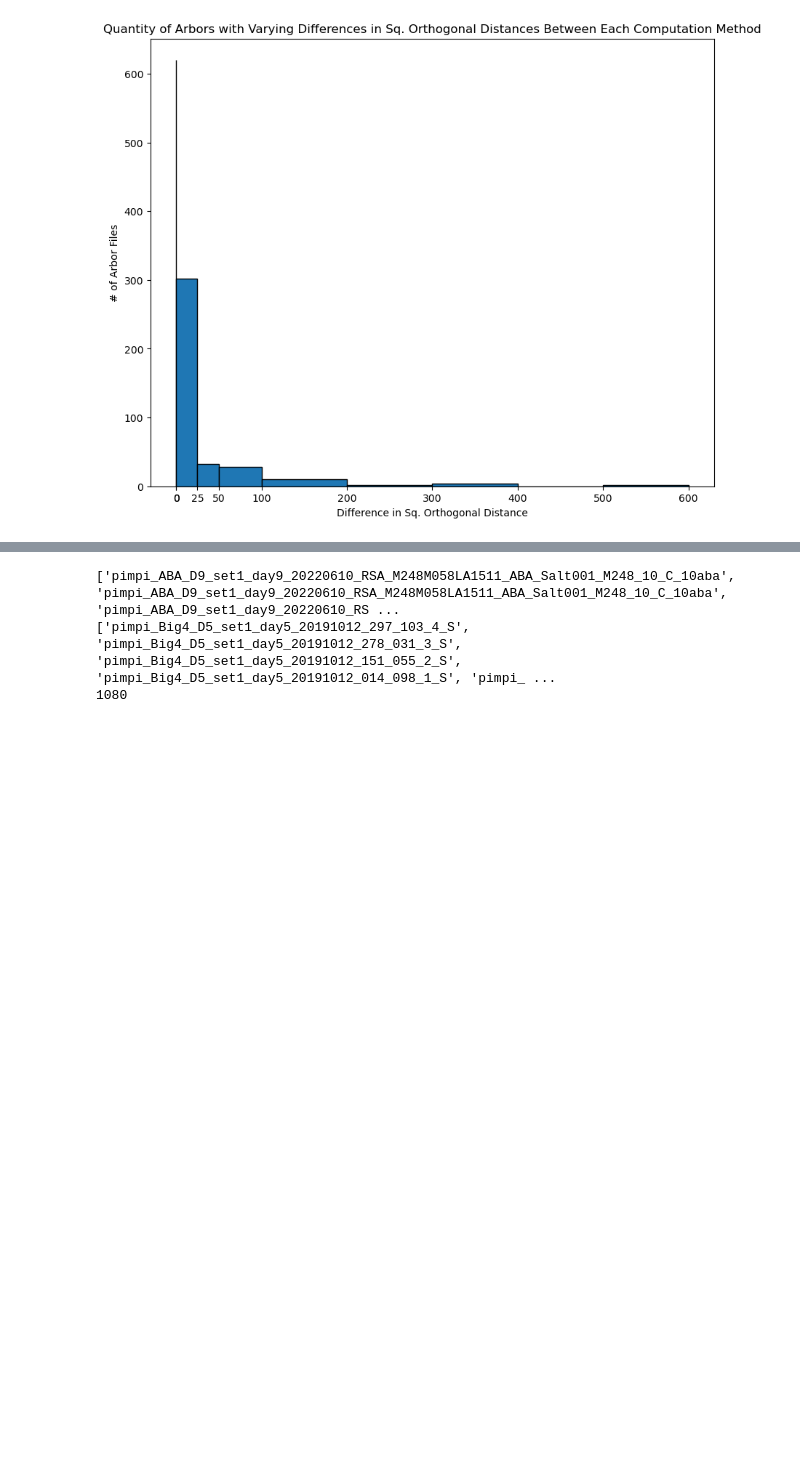
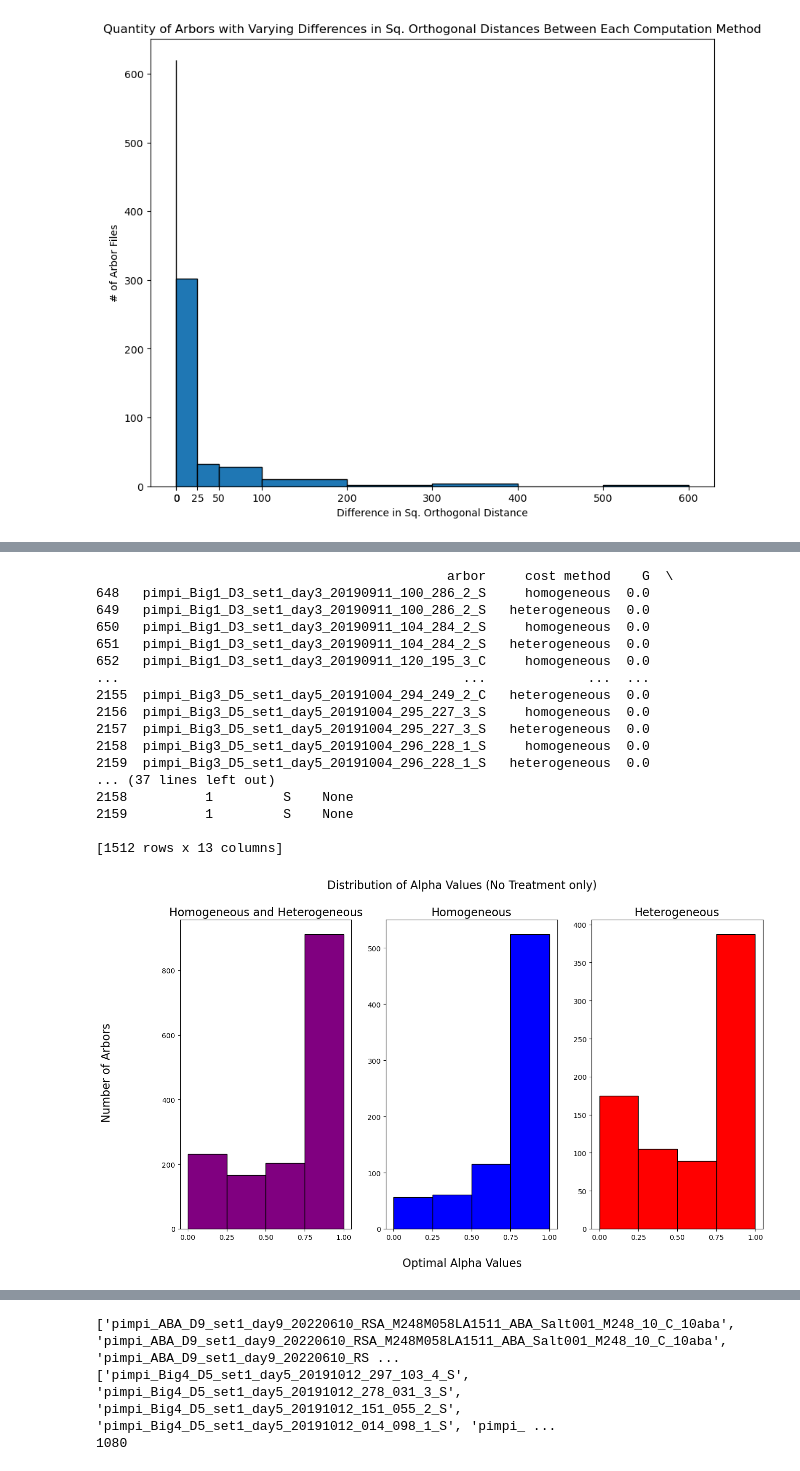
Before and after one commit to arjunc12/Plant-Architecture, a Jupyter notebook: heterogeneity_analysis.ipynb, the cells around one changed output, grey strips where cells are left out. Drawn from its saved outputs; the diff is of its cells as text; code cells hidden in the pictures; blank space fills up the shorter version.

Commit message:
Added multiple histograms comparing the distribution of alpha values from homogeneous/heterogeneous computation methods, done for multiple hormone treatments

```diff
--- a/heterogeneity_analysis.ipynb
+++ b/heterogeneity_analysis.ipynb
@@ -176,0 +153,22 @@ no_treatment = combined_df[combined_df["hormone"] == ""]
+# %%
+# Distribution of Alpha Values (No Treatment only)
+distribution_of_alpha_values([" None"], "Distribution of Alpha Values (No Treatment only)")
+# %% [output]
+                                             arbor     cost method    G  \
+648   pimpi_Big1_D3_set1_day3_20190911_100_286_2_S     homogeneous  0.0
+649   pimpi_Big1_D3_set1_day3_20190911_100_286_2_S   heterogeneous  0.0
+650   pimpi_Big1_D3_set1_day3_20190911_104_284_2_S     homogeneous  0.0
+651   pimpi_Big1_D3_set1_day3_20190911_104_284_2_S   heterogeneous  0.0
+652   pimpi_Big1_D3_set1_day3_20190911_120_195_3_C     homogeneous  0.0
+...                                            ...             ...  ...
+2155  pimpi_Big3_D5_set1_day5_20191004_294_249_2_C   heterogeneous  0.0
+2156  pimpi_Big3_D5_set1_day5_20191004_295_227_3_S     homogeneous  0.0
+2157  pimpi_Big3_D5_set1_day5_20191004_295_227_3_S   heterogeneous  0.0
+2158  pimpi_Big3_D5_set1_day5_20191004_296_228_1_S     homogeneous  0.0
+2159  pimpi_Big3_D5_set1_day5_20191004_296_228_1_S   heterogeneous  0.0
+... (37 lines left out)
+2158          1         S    None
+2159          1         S    None
+
+[1512 rows x 13 columns]
+[figure, added]
```
Also changed, not shown: parts of 8 cells of this notebook.
